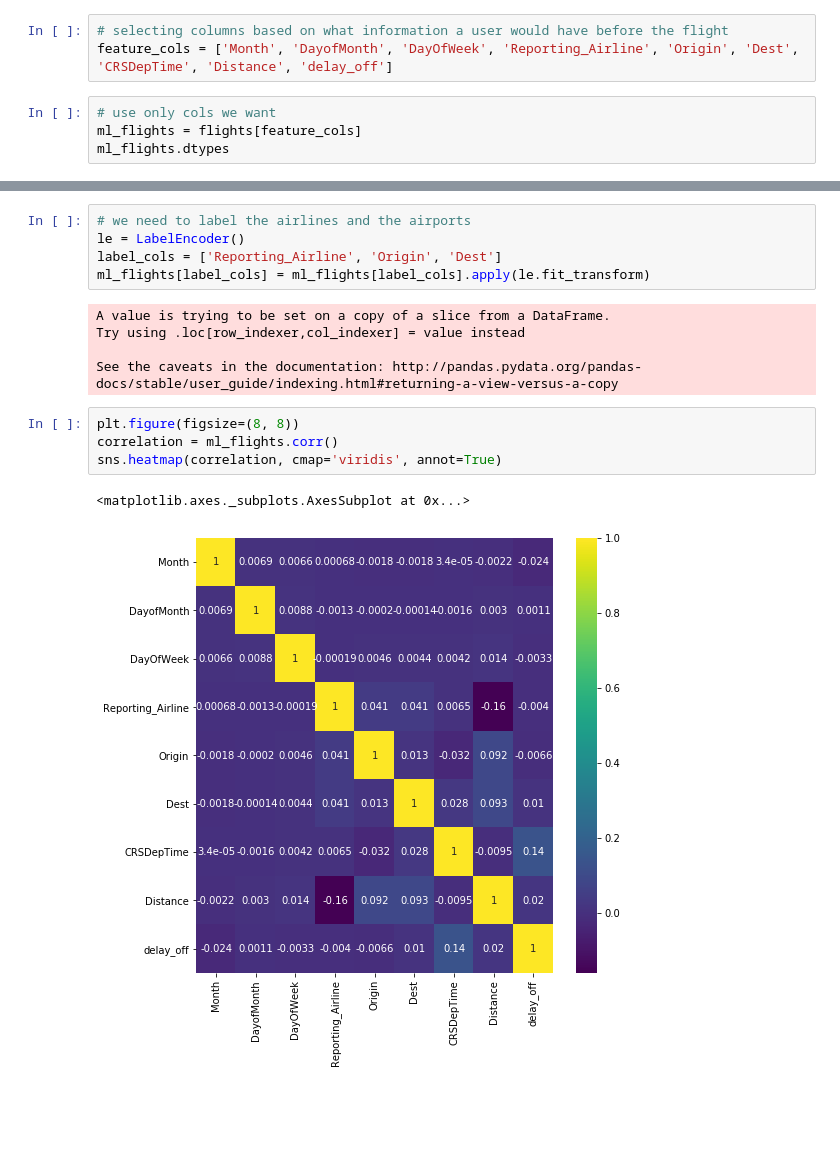
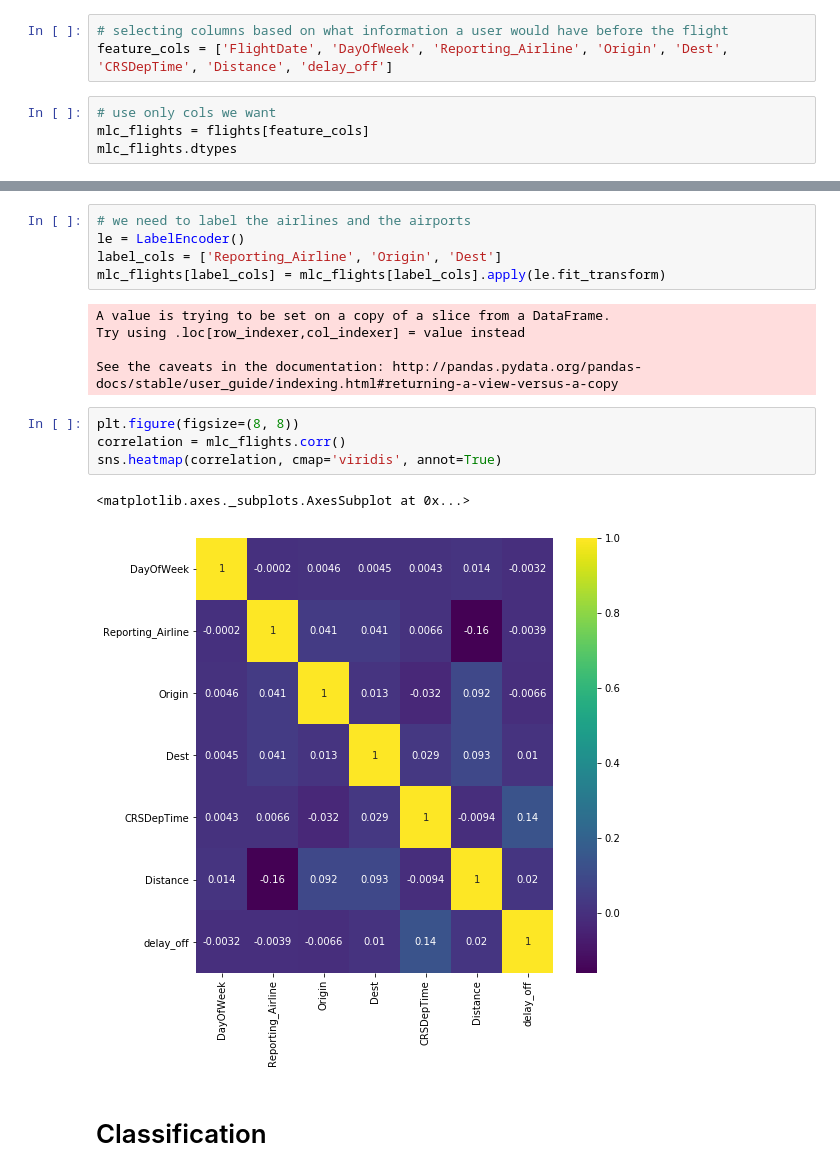
Before and after one commit to ricardozacarias/flight-delays, a Jupyter notebook: 2019-flights-eda.ipynb, the cells around one changed output, grey strips where cells are left out. Cells and saved outputs as stored; diff of their text form; blank space fills up the shorter version.

```diff
--- a/2019-flights-eda.ipynb
+++ b/2019-flights-eda.ipynb
@@ -353,8 +415,8 @@ flights.shape[0]
 # %%
 # selecting columns based on what information a user would have before the flight
-feature_cols = ['Month', 'DayofMonth', 'DayOfWeek', 'Reporting_Airline', 'Origin', 'Dest', 'CRSDepTime', 'Distance', 'delay_off']
+feature_cols = ['FlightDate', 'DayOfWeek', 'Reporting_Airline', 'Origin', 'Dest', 'CRSDepTime', 'Distance', 'delay_off']
 # %%
 # use only cols we want
-ml_flights = flights[feature_cols]
-ml_flights.dtypes
+mlc_flights = flights[feature_cols]
+mlc_flights.dtypes
 # %% [output]
@@ -372,7 +433,7 @@ dtype: object
 # we need to label the airlines and the airports
 le = LabelEncoder()
 label_cols = ['Reporting_Airline', 'Origin', 'Dest']
-ml_flights[label_cols] = ml_flights[label_cols].apply(le.fit_transform)
+mlc_flights[label_cols] = mlc_flights[label_cols].apply(le.fit_transform)
 # %% [output]
 A value is trying to be set on a copy of a slice from a DataFrame.
 Try using .loc[row_indexer,col_indexer] = value instead
@@ -380,10 +441,12 @@ Try using .loc[row_indexer,col_indexer] = value instead
 See the caveats in the documentation: http://pandas.pydata.org/pandas-docs/stable/user_guide/indexing.html#returning-a-view-versus-a-copy
 # %%
 plt.figure(figsize=(8, 8))
-correlation = ml_flights.corr()
+correlation = mlc_flights.corr()
 sns.heatmap(correlation, cmap='viridis', annot=True)
 # %% [output]
 <matplotlib.axes._subplots.AxesSubplot at 0x...>
-[figure, old version]
+[figure, new version]
+# %% [markdown]
+# Classification
 # %%
 # get features and target
```
Also changed, not shown: parts of 33 cells of this notebook, 1 other file.
